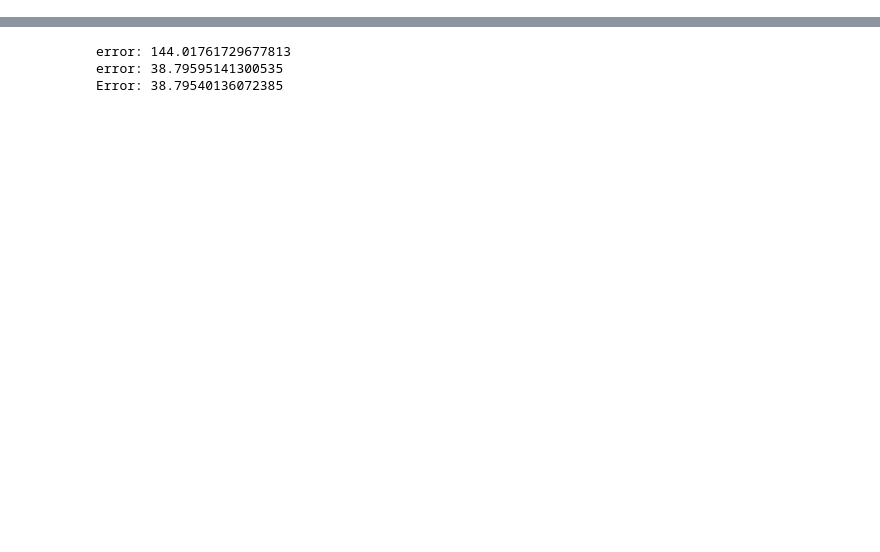
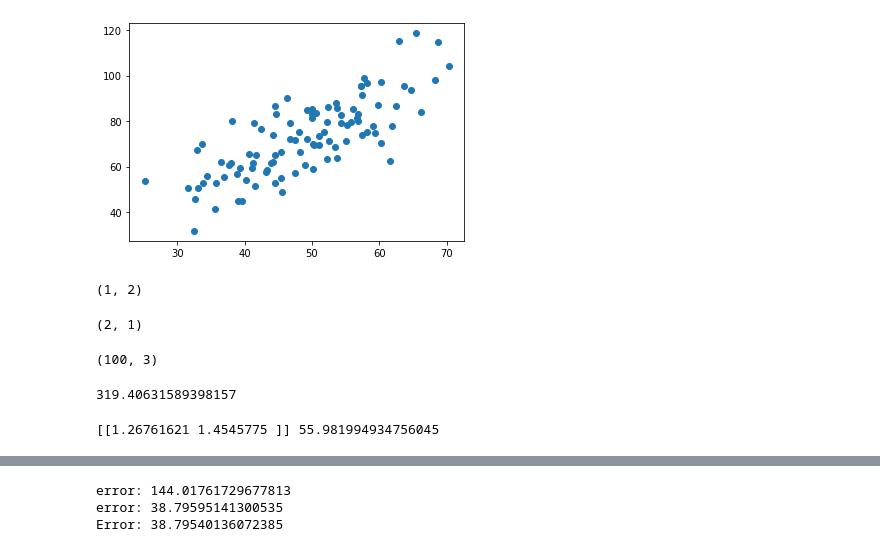
Before and after one commit to tavo-robotas/class, a Jupyter notebook: machine_learning/__drafts.ipynb, the cells around one changed output, grey strips where cells are left out. Saved outputs shown, nothing was run; the diff lists cells and outputs as text; code cells hidden in the pictures; blank space fills up the shorter version.

```diff
--- a/machine_learning/__drafts.ipynb
+++ b/machine_learning/__drafts.ipynb
@@ -0,0 +26,9 @@
+# %%
+ones = np.ones([X.shape[0], 1])
+X = np.concatenate([ones, X], 1)
+y = data[:,1].reshape(-1,1)
+# %%
+plt.scatter(data[:, 0].reshape(-1,1), y)
+plt.show()
+# %% [output]
+[figure, added]
@@ -0,0 +39,12 @@
+# %%
+theta.shape
+# %% [output]
+(1, 2)
+# %%
+theta.T.shape
+# %% [output]
+(2, 1)
+# %%
+X.shape
+# %% [output]
+(100, 3)
@@ -0,0 +55,4 @@
+# %%
+cost(X,y,theta)
+# %% [output]
+319.40631589398157
@@ -0,0 +67,5 @@
+# %%
+g, c = gd(X,y,theta,alpha, iters)
+print(g,c)
+# %% [output]
+[[1.26761621 1.4545775 ]] 55.981994934756045
```
Also changed, not shown: parts of 19 cells of this notebook, 2 other files.
